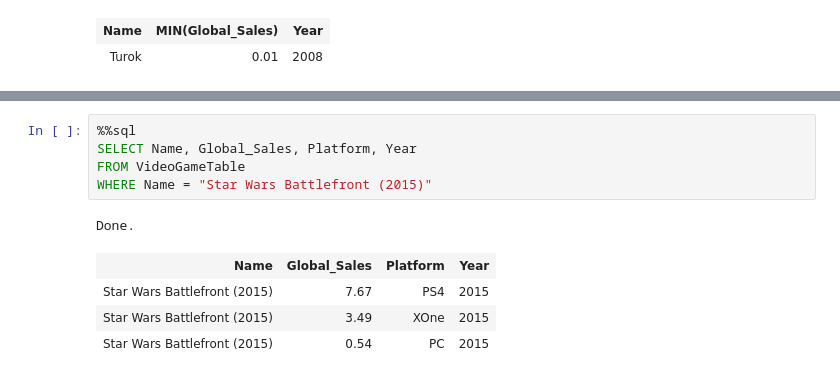
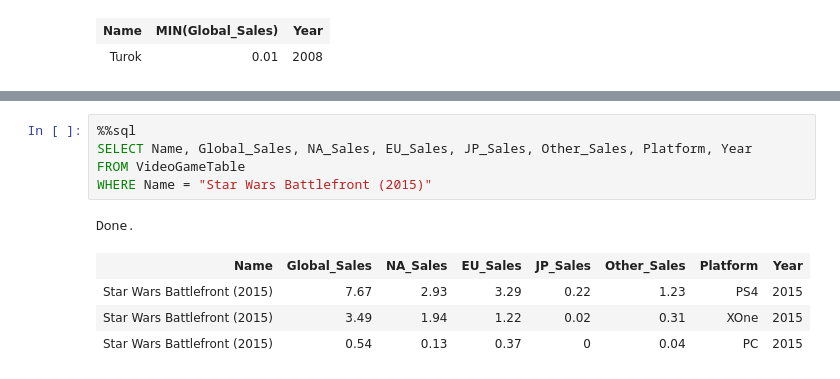
Before and after one commit to fairfield-university-is510-fall2017/final-project-the-demogorgons, a Jupyter notebook: Analysis Final.ipynb, the cells around one changed output, grey strips where cells are left out. Drawn from its saved outputs; the diff is of its cells as text.

```diff
--- a/Analysis Final.ipynb
+++ b/Analysis Final.ipynb
@@ -123,11 +144,11 @@ Done.
 # %%
 %%sql
-SELECT Name, Global_Sales, Platform, Year
+SELECT Name, Global_Sales, NA_Sales, EU_Sales, JP_Sales, Other_Sales, Platform, Year
 FROM VideoGameTable
 WHERE Name = "Star Wars Battlefront (2015)"
 # %% [output]
 Done.
-| Name | Global_Sales | Platform | Year |
-| Star Wars Battlefront (2015) | 7.67 | PS4 | 2015 |
-| Star Wars Battlefront (2015) | 3.49 | XOne | 2015 |
-| Star Wars Battlefront (2015) | 0.54 | PC | 2015 |
+| Name | Global_Sales | NA_Sales | EU_Sales | JP_Sales | Other_Sales | Platform | Year |
+| Star Wars Battlefront (2015) | 7.67 | 2.93 | 3.29 | 0.22 | 1.23 | PS4 | 2015 |
+| Star Wars Battlefront (2015) | 3.49 | 1.94 | 1.22 | 0.02 | 0.31 | XOne | 2015 |
+| Star Wars Battlefront (2015) | 0.54 | 0.13 | 0.37 | 0 | 0.04 | PC | 2015 |
```
Also changed, not shown: parts of 6 cells of this notebook.
